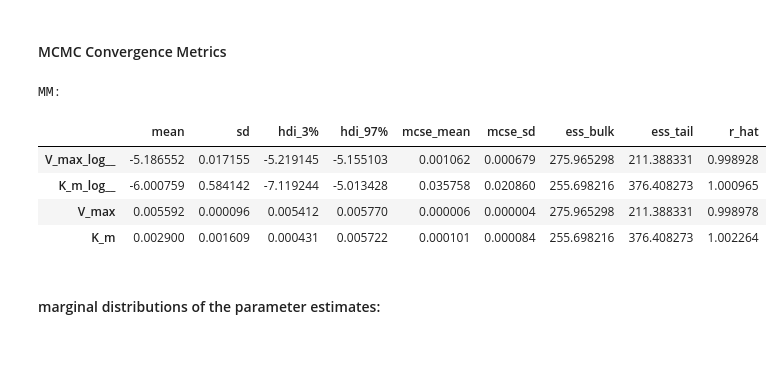
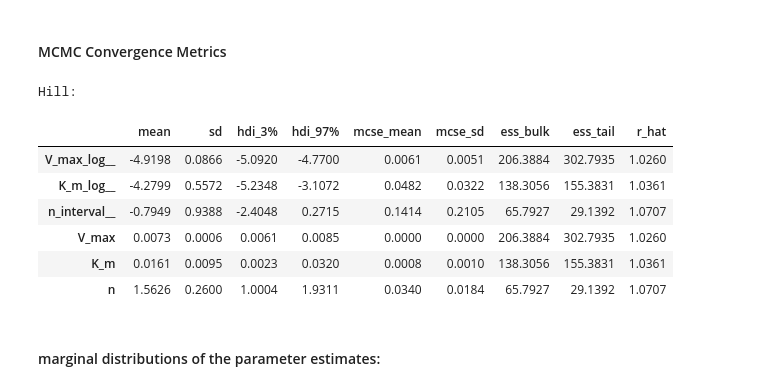
Before and after one commit to annette-thompson/bayesian-kinetic-model, a Jupyter notebook: Linden 2025 Simplified/analyze_inference_pyruvate_kinase.ipynb, the cells around one changed output. Drawn from its saved outputs; the diff is of its cells as text; code cells hidden in the pictures; blank space fills up the shorter version.

```diff
--- a/Linden 2025 Simplified/analyze_inference_pyruvate_kinase.ipynb
+++ b/Linden 2025 Simplified/analyze_inference_pyruvate_kinase.ipynb
@@ -83,15 +70,17 @@ plt.savefig(save_path + f'{model_name}_trace.png', dpi=500)
 #### MCMC Convergence Metrics
 # %%
 print(f'{model_name}:')
-summary = az.summary(inf_data_no_pred, round_to=6)
+summary = az.summary(inf_data_no_pred, round_to=4)
 display(summary)
 # %% [output]
-MM:
+Hill:
 |  | mean | sd | hdi_3% | hdi_97% | mcse_mean | mcse_sd | ess_bulk | ess_tail | r_hat |
-| V_max_log__ | -5.186552 | 0.017155 | -5.219145 | -5.155103 | 0.001062 | 0.000679 | 275.965298 | 211.388331 | 0.998928 |
-| K_m_log__ | -6.000759 | 0.584142 | -7.119244 | -5.013428 | 0.035758 | 0.020860 | 255.698216 | 376.408273 | 1.000965 |
-| V_max | 0.005592 | 0.000096 | 0.005412 | 0.005770 | 0.000006 | 0.000004 | 275.965298 | 211.388331 | 0.998978 |
-| K_m | 0.002900 | 0.001609 | 0.000431 | 0.005722 | 0.000101 | 0.000084 | 255.698216 | 376.408273 | 1.002264 |
+| V_max_log__ | -4.9198 | 0.0866 | -5.0920 | -4.7700 | 0.0061 | 0.0051 | 206.3884 | 302.7935 | 1.0260 |
+| K_m_log__ | -4.2799 | 0.5572 | -5.2348 | -3.1072 | 0.0482 | 0.0322 | 138.3056 | 155.3831 | 1.0361 |
+| n_interval__ | -0.7949 | 0.9388 | -2.4048 | 0.2715 | 0.1414 | 0.2105 | 65.7927 | 29.1392 | 1.0707 |
+| V_max | 0.0073 | 0.0006 | 0.0061 | 0.0085 | 0.0000 | 0.0000 | 206.3884 | 302.7935 | 1.0260 |
+| K_m | 0.0161 | 0.0095 | 0.0023 | 0.0320 | 0.0008 | 0.0010 | 138.3056 | 155.3831 | 1.0361 |
+| n | 1.5626 | 0.2600 | 1.0004 | 1.9311 | 0.0340 | 0.0184 | 65.7927 | 29.1392 | 1.0707 |
 # %% [markdown]
 #### marginal distributions of the parameter estimates:
 # %%
```
Also changed, not shown: parts of 8 cells of this notebook, 34 other files.
